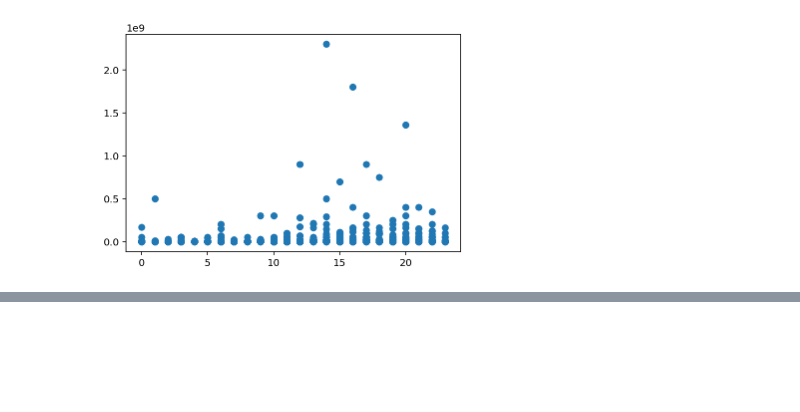
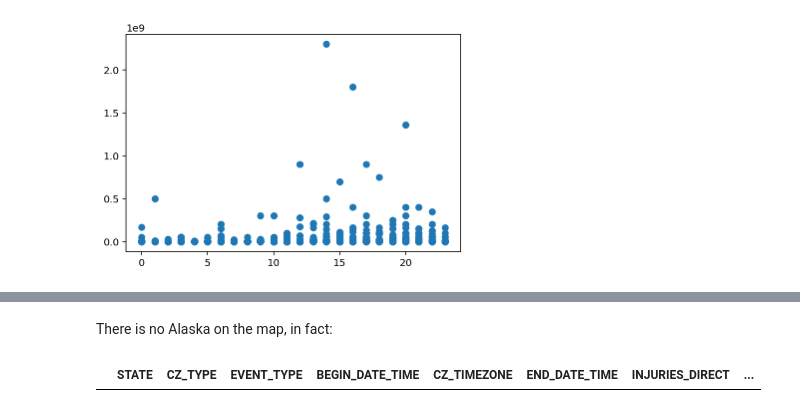
Before and after one commit to emmagrimaldi/Capstone_Predicting_Storm_Damages, a Jupyter notebook: Capstone_Part2_EDA.ipynb, the cells around one changed output, grey strips where cells are left out. Cells and saved outputs as stored; diff of their text form; code cells hidden in the pictures; blank space fills up the shorter version.

```diff
--- a/Capstone_Part2_EDA.ipynb
+++ b/Capstone_Part2_EDA.ipynb
@@ -350,0 +416,6 @@ plt.scatter(pd.to_datetime(df['BEGIN_TIME']).dt.hour, df['DAMAGE_PROPERTY'])
+# %% [markdown]
+There is no Alaska on the map, in fact:
+# %%
+df[df['STATE'] == 'ALASKA']
+# %% [output]
+|  | STATE | CZ_TYPE | EVENT_TYPE | BEGIN_DATE_TIME | CZ_TIMEZONE | END_DATE_TIME | INJURIES_DIRECT | ... |
```
Also changed, not shown: parts of 11 cells of this notebook, 4 other files.
